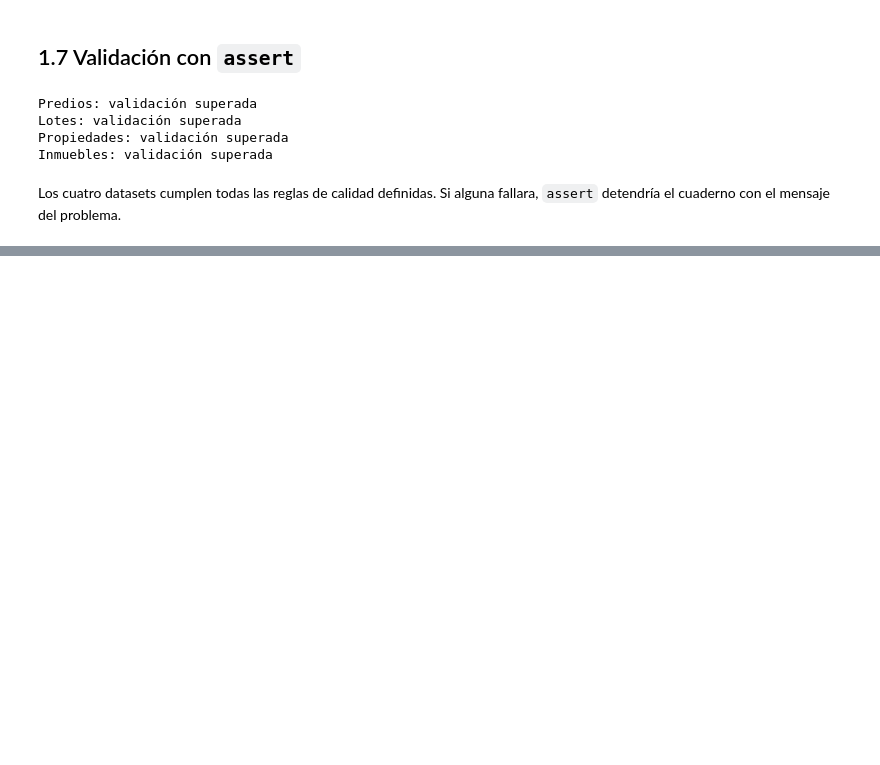
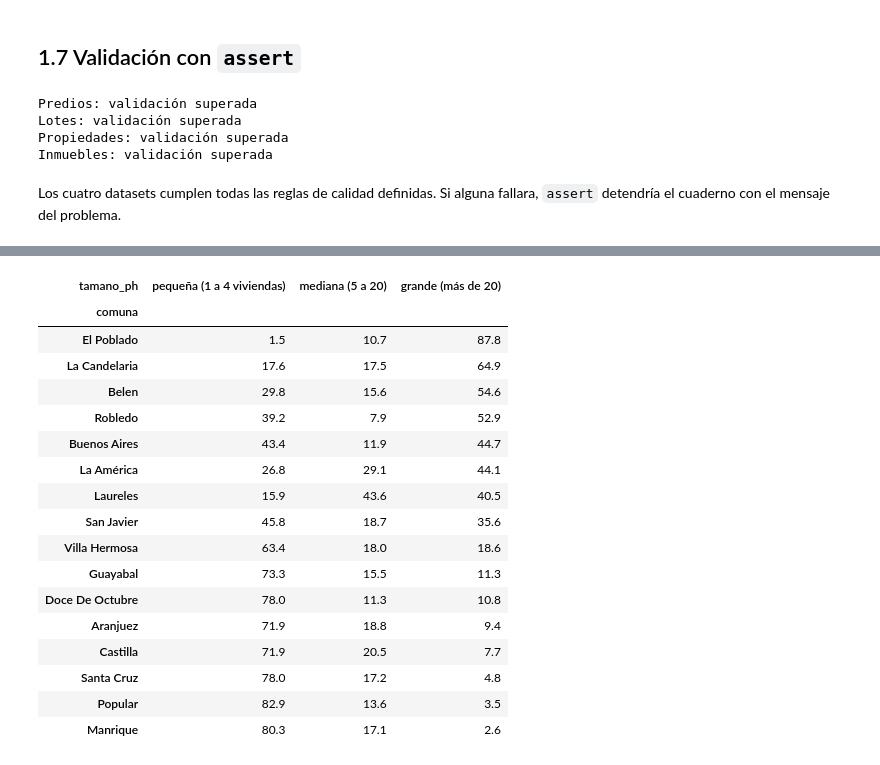
Before and after one commit to MAICOL-ESNEIDER/PROPIEDAD-HORIZONTAL, a Jupyter notebook: notebooks/data_preparation.ipynb, the cells around one changed output, grey strips where cells are left out. Saved outputs shown, nothing was run; the diff lists cells and outputs as text; code cells hidden in the pictures; blank space fills up the shorter version.

```diff
--- a/notebooks/data_preparation.ipynb
+++ b/notebooks/data_preparation.ipynb
@@ -558,0 +728,24 @@ Los cuatro datasets cumplen todas las reglas de calidad definidas. Si alguna fal
+# %%
+ph_comuna_tamano = (pd.crosstab(ph['comuna'], ph['tamano_ph'], normalize='index')
+                      .mul(100).round(1)
+                      .sort_values('grande (más de 20)', ascending=False))
+ph_comuna_tamano
+# %% [output]
+| tamano_ph | pequeña (1 a 4 viviendas) | mediana (5 a 20) | grande (más de 20) |
+| comuna |  |  |  |
+| El Poblado | 1.5 | 10.7 | 87.8 |
+| La Candelaria | 17.6 | 17.5 | 64.9 |
+| Belen | 29.8 | 15.6 | 54.6 |
+| Robledo | 39.2 | 7.9 | 52.9 |
+| Buenos Aires | 43.4 | 11.9 | 44.7 |
+| La América | 26.8 | 29.1 | 44.1 |
+| Laureles | 15.9 | 43.6 | 40.5 |
+| San Javier | 45.8 | 18.7 | 35.6 |
+| Villa Hermosa | 63.4 | 18.0 | 18.6 |
+| Guayabal | 73.3 | 15.5 | 11.3 |
+| Doce De Octubre | 78.0 | 11.3 | 10.8 |
+| Aranjuez | 71.9 | 18.8 | 9.4 |
+| Castilla | 71.9 | 20.5 | 7.7 |
+| Santa Cruz | 78.0 | 17.2 | 4.8 |
+| Popular | 82.9 | 13.6 | 3.5 |
+| Manrique | 80.3 | 17.1 | 2.6 |
```
Also changed, not shown: parts of 18 cells of this notebook.
